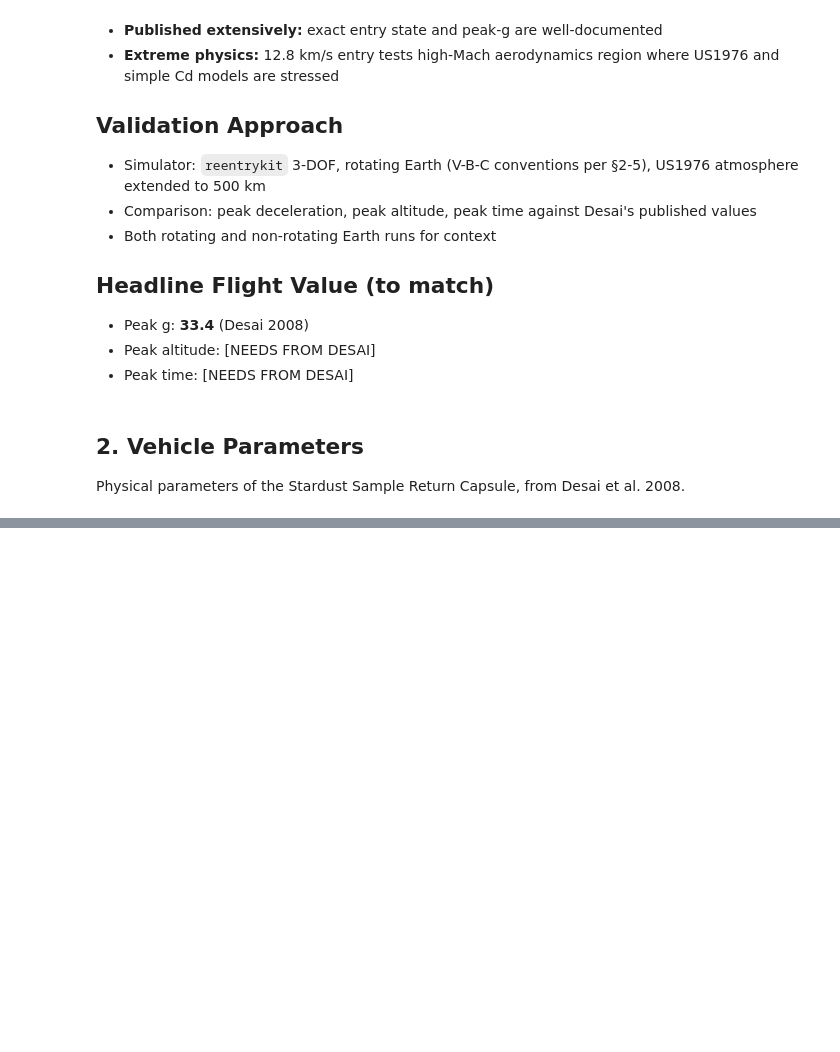
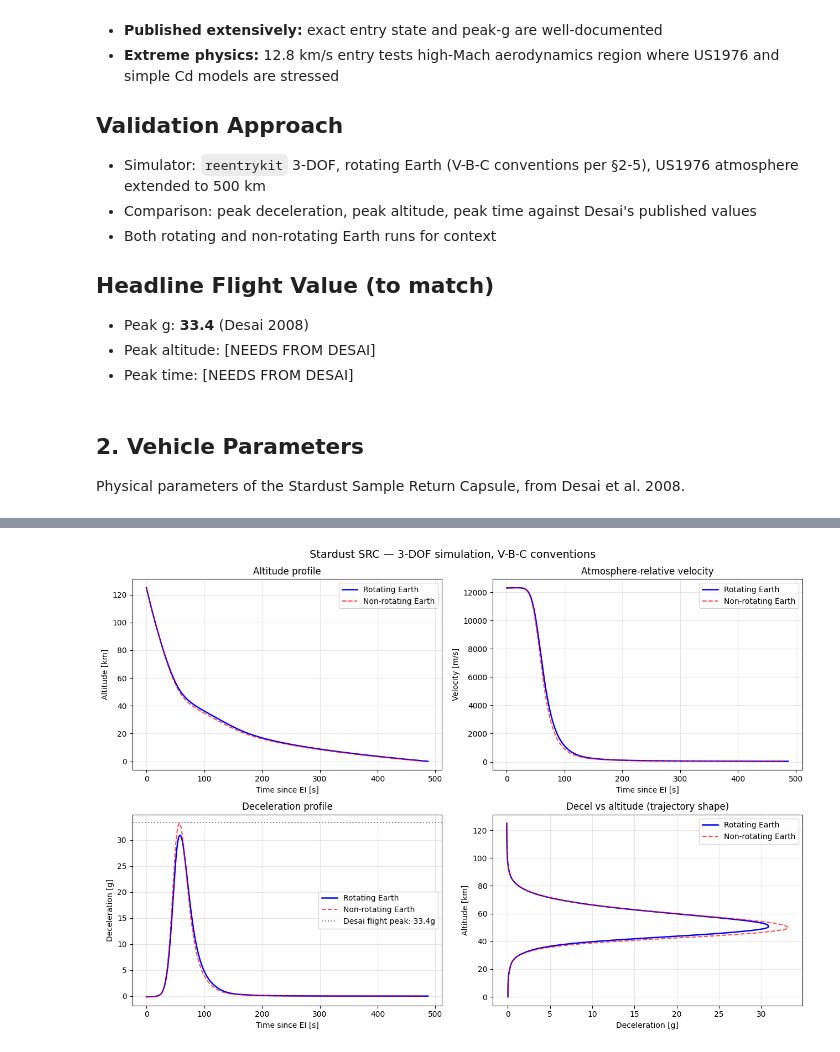
Before and after one commit to marcoravasi1996-gif/Reentrykit, a Jupyter notebook: notebooks/04_stardust_validation.ipynb, the cells around one changed output, grey strips where cells are left out. Saved outputs shown, nothing was run; the diff lists cells and outputs as text; code cells hidden in the pictures; blank space fills up the shorter version.

```diff
--- a/notebooks/04_stardust_validation.ipynb
+++ b/notebooks/04_stardust_validation.ipynb
@@ -64,0 +256,57 @@ print(f"  Ballistic coefficient: {STARDUST_MASS / (STARDUST_CD * STARDUST_AREA):
+# %%
+"""Four-panel trajectory profile."""
+
+fig, axes = plt.subplots(2, 2, figsize=(13, 9))
+
+# Panel 1: Altitude vs time
+axes[0, 0].plot(result_rotating.time, result_rotating.altitude/1000,
+                'b-', linewidth=1.8, label='Rotating Earth')
+axes[0, 0].plot(result_static.time, result_static.altitude/1000,
+                'r--', linewidth=1.5, alpha=0.7, label='Non-rotating Earth')
+axes[0, 0].set_xlabel('Time since EI [s]')
+axes[0, 0].set_ylabel('Altitude [km]')
+axes[0, 0].set_title('Altitude profile')
+axes[0, 0].legend()
+axes[0, 0].grid(alpha=0.3)
+
+# Panel 2: Velocity vs time
+axes[0, 1].plot(result_rotating.time, result_rotating.velocity,
+                'b-', linewidth=1.8, label='Rotating Earth')
+axes[0, 1].plot(result_static.time, result_static.velocity,
+                'r--', linewidth=1.5, alpha=0.7, label='Non-rotating Earth')
+axes[0, 1].set_xlabel('Time since EI [s]')
+axes[0, 1].set_ylabel('Velocity [m/s]')
+axes[0, 1].set_title('Atmosphere-relative velocity')
+axes[0, 1].legend()
+axes[0, 1].grid(alpha=0.3)
+
+# Panel 3: Deceleration vs time
+dV_rot = np.gradient(result_rotating.velocity, result_rotating.time)
+g_rot = -dV_rot / 9.80665
+dV_stat = np.gradient(result_static.velocity, result_static.time)
+g_stat = -dV_stat / 9.80665
+
+axes[1, 0].plot(result_rotating.time, g_rot, 'b-', linewidth=1.8, label='Rotating Earth')
+axes[1, 0].plot(result_static.time, g_stat, 'r--', linewidth=1.5, alpha=0.7, label='Non-rotating Earth')
+axes[1, 0].axhline(FLIGHT_PEAK_G, color='k', linestyle=':', alpha=0.5,
+                   label=f'Desai flight peak: {FLIGHT_PEAK_G:.1f}g')
+axes[1, 0].set_xlabel('Time since EI [s]')
+axes[1, 0].set_ylabel('Deceleration [g]')
+axes[1, 0].set_title('Deceleration profile')
+axes[1, 0].legend()
+axes[1, 0].grid(alpha=0.3)
+
+# Panel 4: Deceleration vs altitude (banana plot)
+axes[1, 1].plot(g_rot, result_rotating.altitude/1000, 'b-', linewidth=1.8, label='Rotating Earth')
+axes[1, 1].plot(g_stat, result_static.altitude/1000, 'r--', linewidth=1.5, alpha=0.7, label='Non-rotating Earth')
+axes[1, 1].set_xlabel('Deceleration [g]')
+axes[1, 1].set_ylabel('Altitude [km]')
+axes[1, 1].set_title('Decel vs altitude (trajectory shape)')
+axes[1, 1].legend()
+axes[1, 1].grid(alpha=0.3)
+
+plt.suptitle('Stardust SRC — 3-DOF simulation, V-B-C conventions', fontsize=14)
+plt.tight_layout()
+plt.show()
+# %% [output]
+[figure, added]
```
Also changed, not shown: parts of 10 cells of this notebook.
